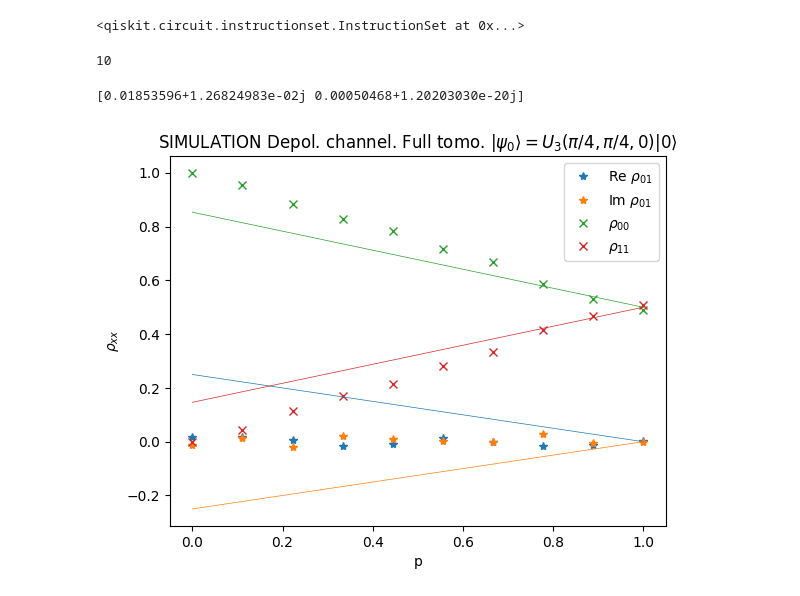
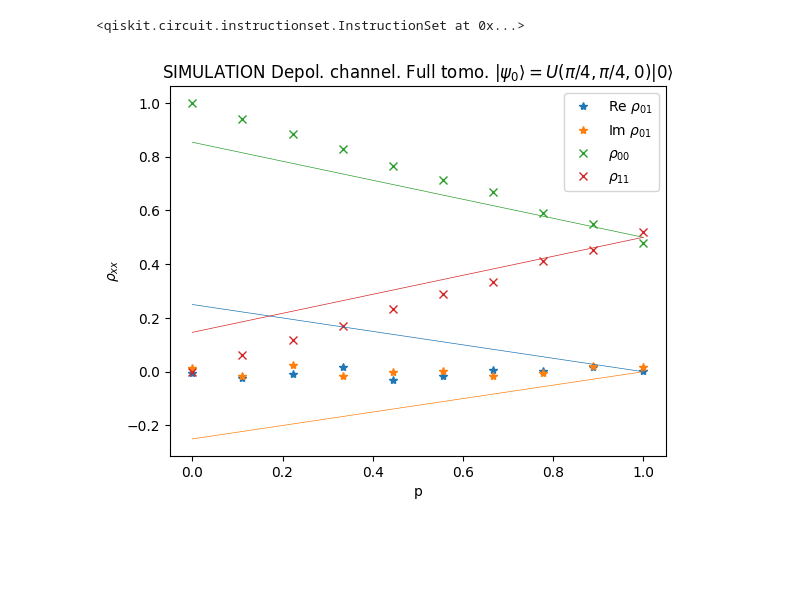
Before and after one commit to DBasoco/open-quantum-systems, a Jupyter notebook: depolarizing_channel/depolarzingChannel.ipynb, the cells around one changed output. Saved outputs shown, nothing was run; the diff lists cells and outputs as text; code cells hidden in the pictures; blank space fills up the shorter version.

Commit message:
Depolarizing code cleanup

```diff
--- a/depolarizing_channel/depolarzingChannel.ipynb
+++ b/depolarizing_channel/depolarzingChannel.ipynb
@@ -54,81 +76,53 @@ prepare_state.u(np.pi/4, np.pi/4, 0, q[system])
 # For example, let's consider 10 equally spaced values of p
 p_values = np.linspace(0, 1, 10)
 
-# Here we will create a list of results for each different value of p
-tomography_circuits = []
+# This is a list of the density matricies for each value of p
 tomo_rhos = []
 
 backend = Aer.get_backend('qasm_simulator')
-#circ = depolarizing_channel(prepare_state, p, prepare_state.qubits[0], prepare_state.qubits[1:2] + prepare_state.qubits[3:])
+fitter = 'linear_inversion'
 
-#print(circ.qubits[0:1])
 
-#tomoExperiment = StateTomography(circ, measurement_indices=[0])
-#tomoData = tomoExperiment.run(backend).block_for_results()
-
-#for result in tomoData.analysis_results():
-#    print(result)
-
+# For each value of p we want to look at, build the circuit with that value of p, run the experiment, and put the result in tomo_rhos
 for p in p_values:
     circ = depolarizing_channel(prepare_state, p, prepare_state.qubits[0], prepare_state.qubits[1:2] + prepare_state.qubits[3:])
     tomoExperiment = StateTomography(circ, measurement_indices=[0])
-    #TODO: 3 measurements are being taken, only using first
-    results = tomoExperiment.run(backend).block_for_results()
-    tomo_rhos.append(results.analysis_results()[0].value.data)
-    #tomoData.append(tomoExperiment.run(backend).block_for_results()[0].value.data)
-
-    #tomography_circuits.append(state_tomography_circuits(circ, q[system]))
-
-#print(tomoData[0].analysis_results()[0])
-#tryout = tomoData[0].analysis_results()[0]
-
-tomography_results = []
-#for tomo_circ in tomography_circuits:
-#    job = execute(tomo_circ, Aer.get_backend('qasm_simulator'), shots=8192)
-#    tomography_results.append(job.result())
+    results = tomoExperiment.run(backend, fitter=fitter).block_for_results()
+    tomo_rhos.append(results.analysis_results("state").value.data)
-# %%
-print(len(tomo_rhos))
-# %% [output]
-10
 # %%
-#tomo_rhos = np.zeros((2,2,len(p_values)), dtype=complex)
 
-#for (i, p) in enumerate(p_values):
-#    tomo_fitter = StateTomographyFitter(tomography_results[i], tomography_circuits[i])
-#    tomo_rhos[:,:,i] = tomo_fitter.fit()
-print(tomo_rhos[0][1])
+# Split the values from the density matricies into their own arrays for easy graphing
 r01 = []
 i01 = []
 r00 = []
 r11 = []
 
 for rho in tomo_rhos:
     r00.append(np.real(rho[0][0]))
     r01.append(np.real(rho[0][1]))
     i01.append(np.imag(rho[0][1]))
     r11.append(np.real(rho[1][1]))
 
 # Simulated results
 plt.plot(p_values, r01,"C0*", label='Re $\\rho_{01}$')
 plt.plot(p_values, i01,"C1*", label='Im $\\rho_{01}$')
 plt.plot(p_values, r00,"C2x", label='$\\rho_{00}$')
 plt.plot(p_values, r11,"C3x", label='$\\rho_{11}$')
 
 # Theoretical prediction
 
 # We obtain the density operator of the initial state
 rho0 = partial_trace(DensityMatrix.from_instruction(prepare_state), [0, 1, 3, 4]).data
 
 plt.plot(p_values, np.real(rho0[0,1])*(1-p_values), "C0", linewidth=.5)
 plt.plot(p_values, np.imag(rho0[0,1])*(1-p_values), "C1", linewidth=.5)
 plt.plot(p_values, 0.5*p_values + np.real(rho0[0,0])*(1-p_values), "C2", linewidth=.5)
 plt.plot(p_values, 0.5*p_values + np.real(rho0[1,1])*(1-p_values), "C3", linewidth=.5)
 
 plt.xlabel('p')
 plt.ylabel('$\\rho_{xx}$')
 plt.legend();
 
-plt.title("SIMULATION Depol. channel. Full tomo. $|\\psi_0\\rangle = U_3(\\pi/4,\\pi/4,0)|0\\rangle$");
+plt.title("SIMULATION Depol. channel. Full tomo. $|\\psi_0\\rangle = U(\\pi/4,\\pi/4,0)|0\\rangle$");
 # %% [output]
-[0.01853596+1.26824983e-02j 0.00050468+1.20203030e-20j]
-[figure, old version]
+[figure, new version]
```
Also changed, not shown: parts of 3 cells of this notebook.
